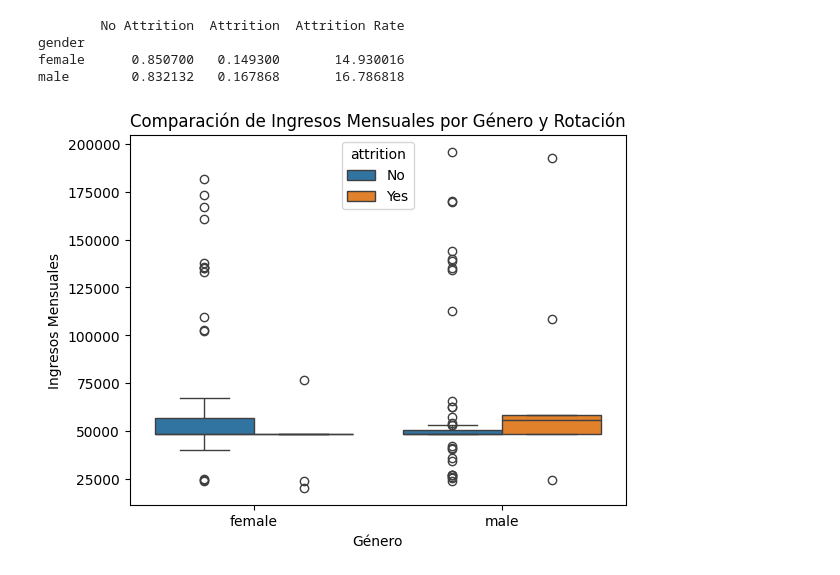
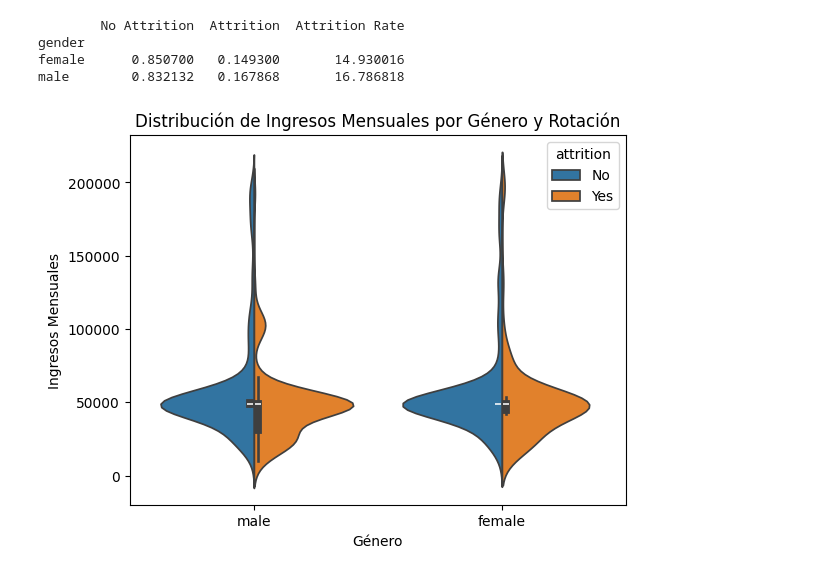
Before and after one commit to nicoleab1/proyecto-da-promo-b-modulo-3-team-2, a Jupyter notebook: visualizaciones abc.ipynb, the cells around one changed output. Saved outputs shown, nothing was run; the diff lists cells and outputs as text; code cells hidden in the pictures.

Commit message:
visualizaciones

```diff
--- a/visualizaciones abc.ipynb
+++ b/visualizaciones abc.ipynb
@@ -364,13 +300,12 @@ gender
 female      0.850700   0.149300       14.930016
 male        0.832132   0.167868       16.786818
 # %%
-# Boxplot de ingresos mensuales por género y rotación
-#¿podemos ver si los ingresos varían entre las personas que han rotado y quienes no, separdas por género?
-
-sns.boxplot(data=df_a, x='gender', y='monthly_income', hue='attrition')
-plt.title('Comparación de Ingresos Mensuales por Género y Rotación')
+# Violin plot de ingresos mensuales por género y rotación
+# ¿ esto es más útil para ver la distribucción completa de los ingresos mensuales por género y rotación?
+sns.violinplot(data=df_abc, x='gender', y='monthly_income', hue='attrition', split=True)
+plt.title('Distribución de Ingresos Mensuales por Género y Rotación')
 plt.xlabel('Género')
 plt.ylabel('Ingresos Mensuales')
 plt.show()
 # %% [output]
-[figure, old version]
+[figure, new version]
```
Also changed, not shown: parts of 32 cells of this notebook.
